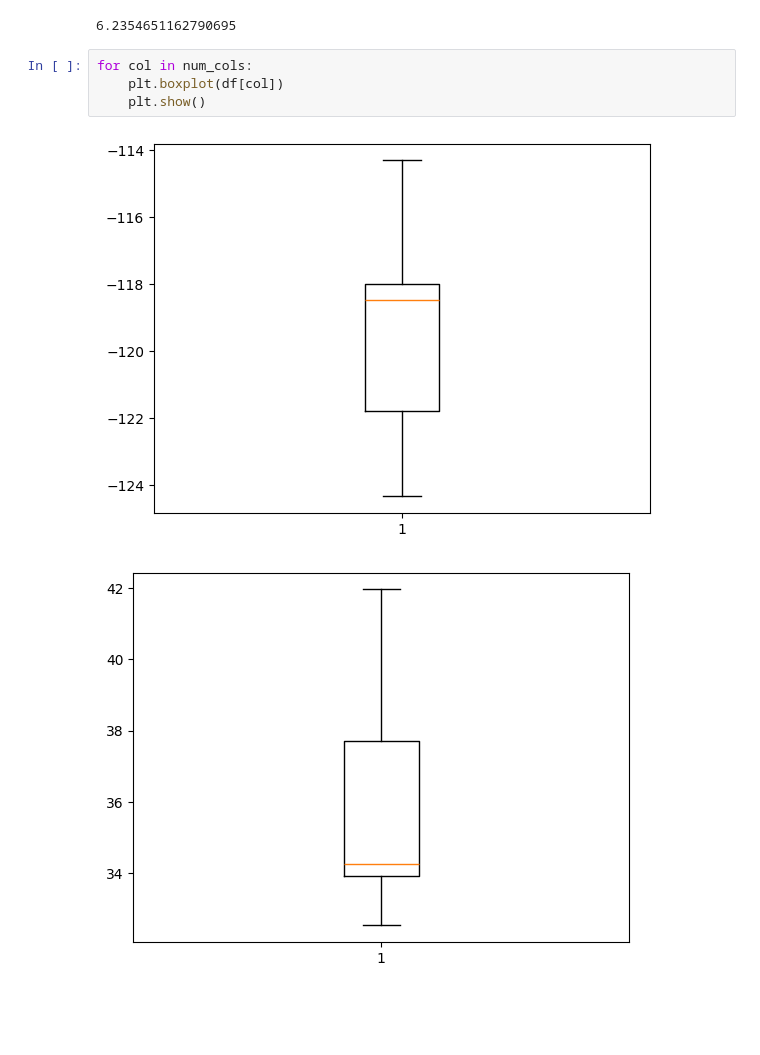
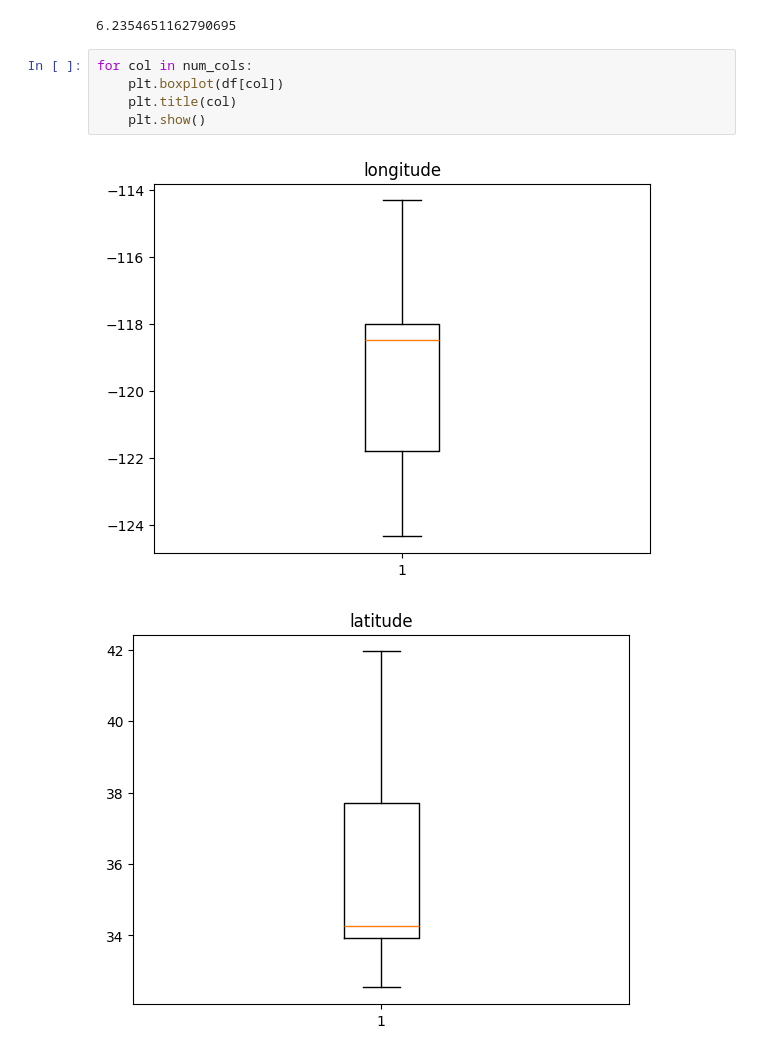
Before and after one commit to mcozkan/ML-LLMOPS_VBO_Course_week_3, a Jupyter notebook: notebooks/eda.ipynb, the cells around one changed output. Cells and saved outputs as stored; diff of their text form; blank space fills up the shorter version.

```diff
--- a/notebooks/eda.ipynb
+++ b/notebooks/eda.ipynb
@@ -242,7 +242,8 @@ print(1287 / df["total_rooms"].count() * 100)
 # %%
 for col in num_cols:
     plt.boxplot(df[col])
+    plt.title(col)
     plt.show()
 # %% [output]
-[figure, old version]
+[figure, new version]
-[figure, old version]
+[figure, new version]
```
Also changed, not shown: parts of 1 cell of this notebook.
